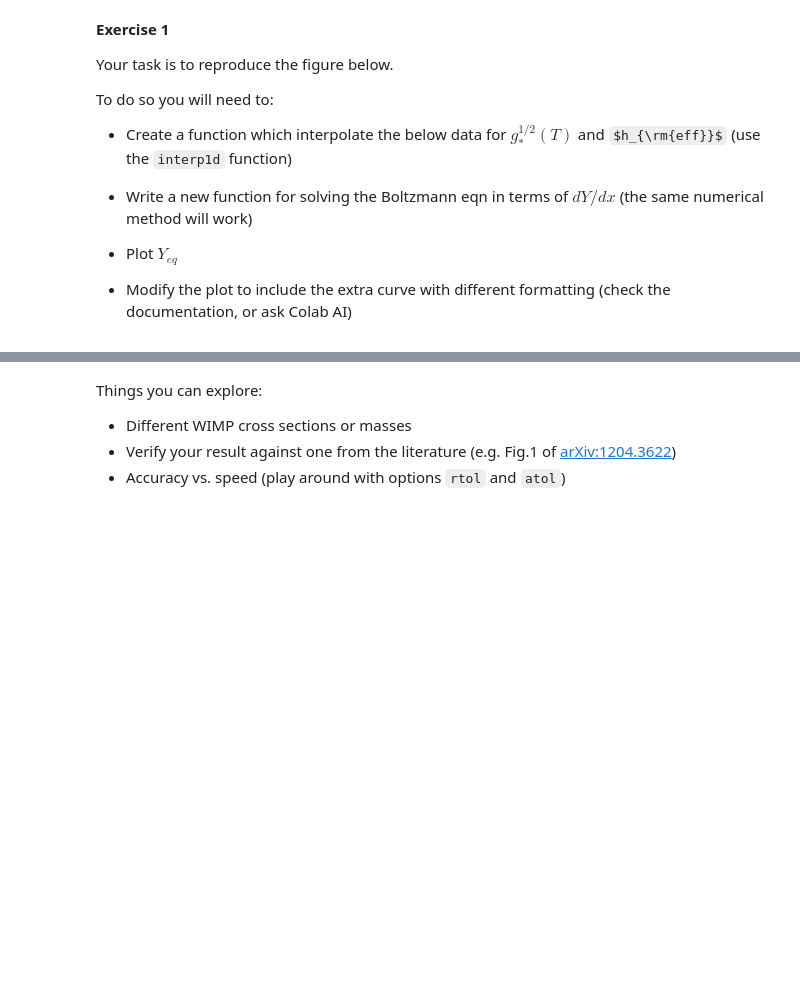
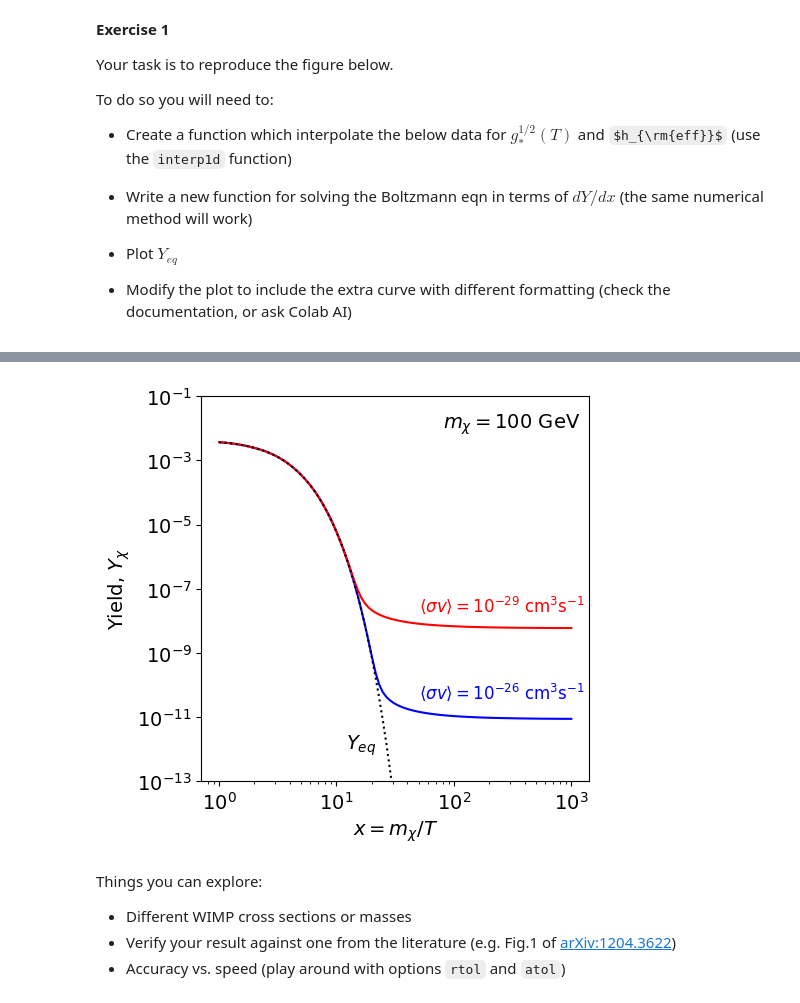
Before and after one commit to mjg-phys/cdm-computing-subgroup, a Jupyter notebook: DMRelicDensityTutorial/DM_freezeout_intro_solutions.ipynb, the cells around one changed output, grey strips where cells are left out. Saved outputs shown, nothing was run; the diff lists cells and outputs as text; code cells hidden in the pictures; some formulas as TeX source; blank space fills up the shorter version.

```diff
--- a/DMRelicDensityTutorial/DM_freezeout_intro_solutions.ipynb
+++ b/DMRelicDensityTutorial/DM_freezeout_intro_solutions.ipynb
@@ -290,3 +298,30 @@ h_eff_vals=(3.91304, 3.58696, 5.54348, 7.82609, 9.45652, 10.7609, 11.087, \
+# %%
+fig1 = plt.figure(figsize=(5,5))
+plt.plot(YvsX_mDM100_svWeak[0], YvsX_mDM100_svWeak[1], 'b-',\
+         YvsX_mDM100_svWeaker[0], YvsX_mDM100_svWeaker[1], 'r-',\
+         YvsX_mDM100_svWeak[0], Y_eqVals, 'k:')
+
+plt.xscale('log')
+plt.yscale('log')
+plt.xlabel(r"$x = m_\chi / T$",fontsize=14)
+plt.ylabel(r"Yield, $Y_\chi$",fontsize=14)
+
+plt.xticks(fontsize=14)
+plt.yticks(fontsize=14)
+
+plt.ylim(1e-13,1e-1)
+
+#Add text for WIMP properties
+plt.text(80,1e-2,r"$m_\chi = 100$ GeV",fontsize=14)
+plt.text(50,4e-11,r"$\langle\sigma v \rangle = 10^{-26}$ cm$^{3}$s$^{-1}$",fontsize=12,color='blue')
+plt.text(50,2e-8,r"$\langle\sigma v \rangle = 10^{-29}$ cm$^{3}$s$^{-1}$",fontsize=12,color='red')
+plt.text(12,1e-12,r"$Y_{eq}$",fontsize=14)
+
+plt.savefig("fig_dm_freezeout.pdf")
+
+plt.show()
+# %% [output]
+[figure, added]
 # %% [markdown]
 Things you can explore:
 - Different WIMP cross sections or masses
```
Also changed, not shown: parts of 5 cells of this notebook.
